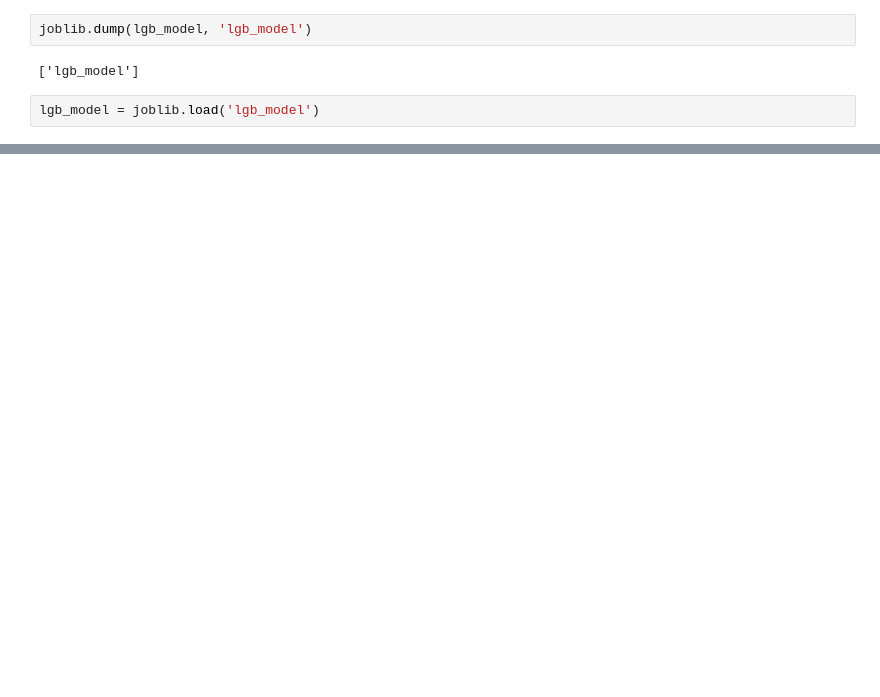
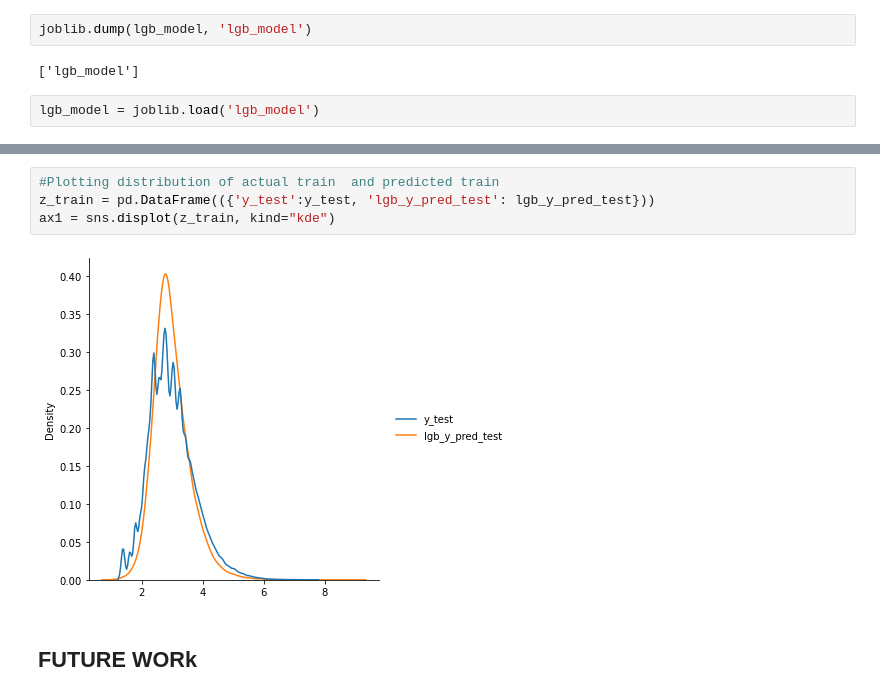
Before and after one commit to TB234/NLP_project, a Jupyter notebook: NLP_project_mercari.ipynb, the cells around one changed output, grey strips where cells are left out. Drawn from its saved outputs; the diff is of its cells as text; blank space fills up the shorter version.

```diff
--- a/NLP_project_mercari.ipynb
+++ b/NLP_project_mercari.ipynb
@@ -1391,0 +1444,8 @@ dict_keys(['explained_variance', 'r2', 'max_error', 'neg_median_absolute_error',
+# %%
+#Plotting distribution of actual train  and predicted train
+z_train = pd.DataFrame(({'y_test':y_test, 'lgb_y_pred_test': lgb_y_pred_test}))
+ax1 = sns.displot(z_train, kind="kde")
+# %% [output]
+[figure, added]
+# %% [markdown]
+## FUTURE WORk
```
Also changed, not shown: parts of 20 cells of this notebook, 1 other file.
